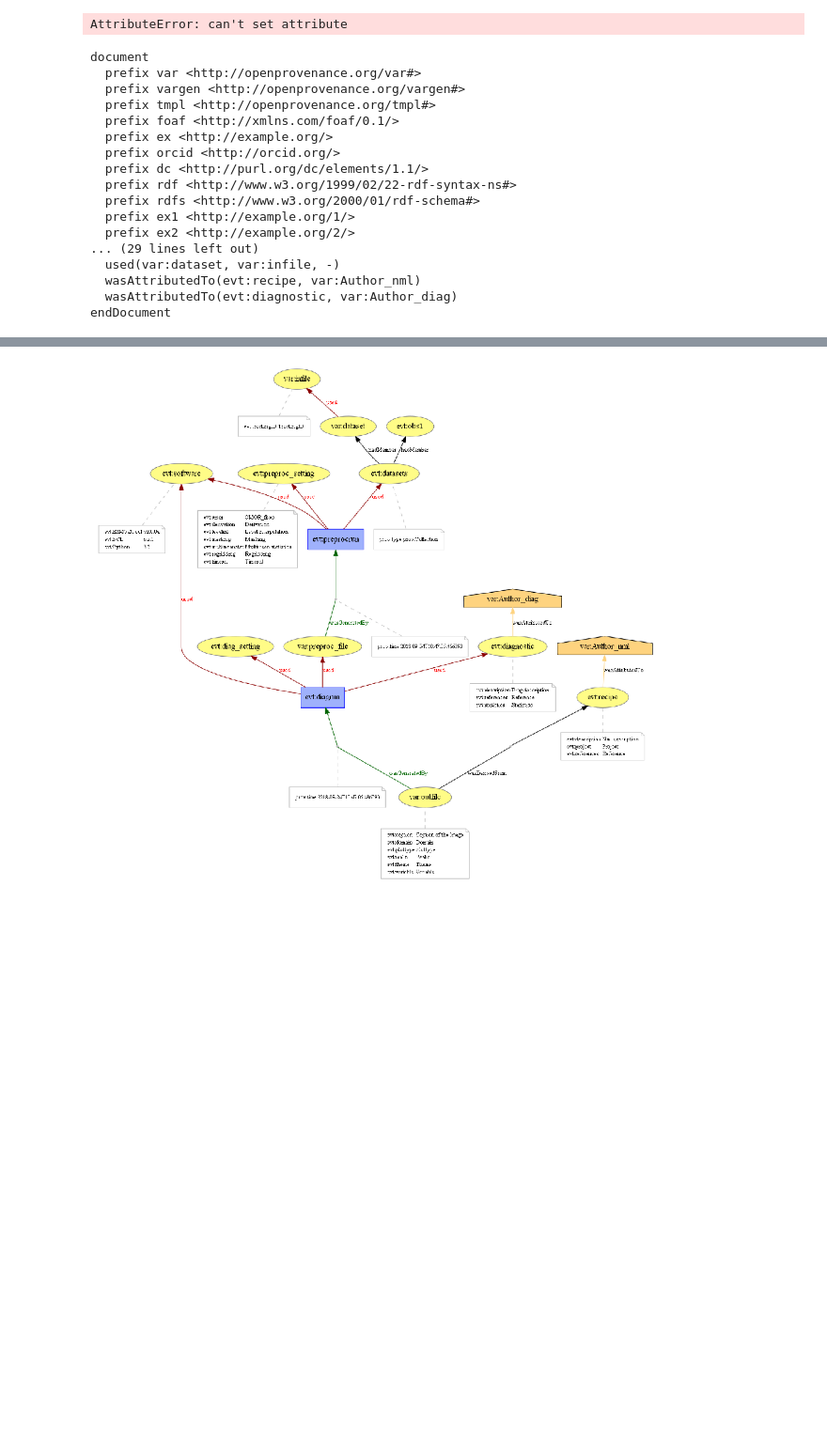
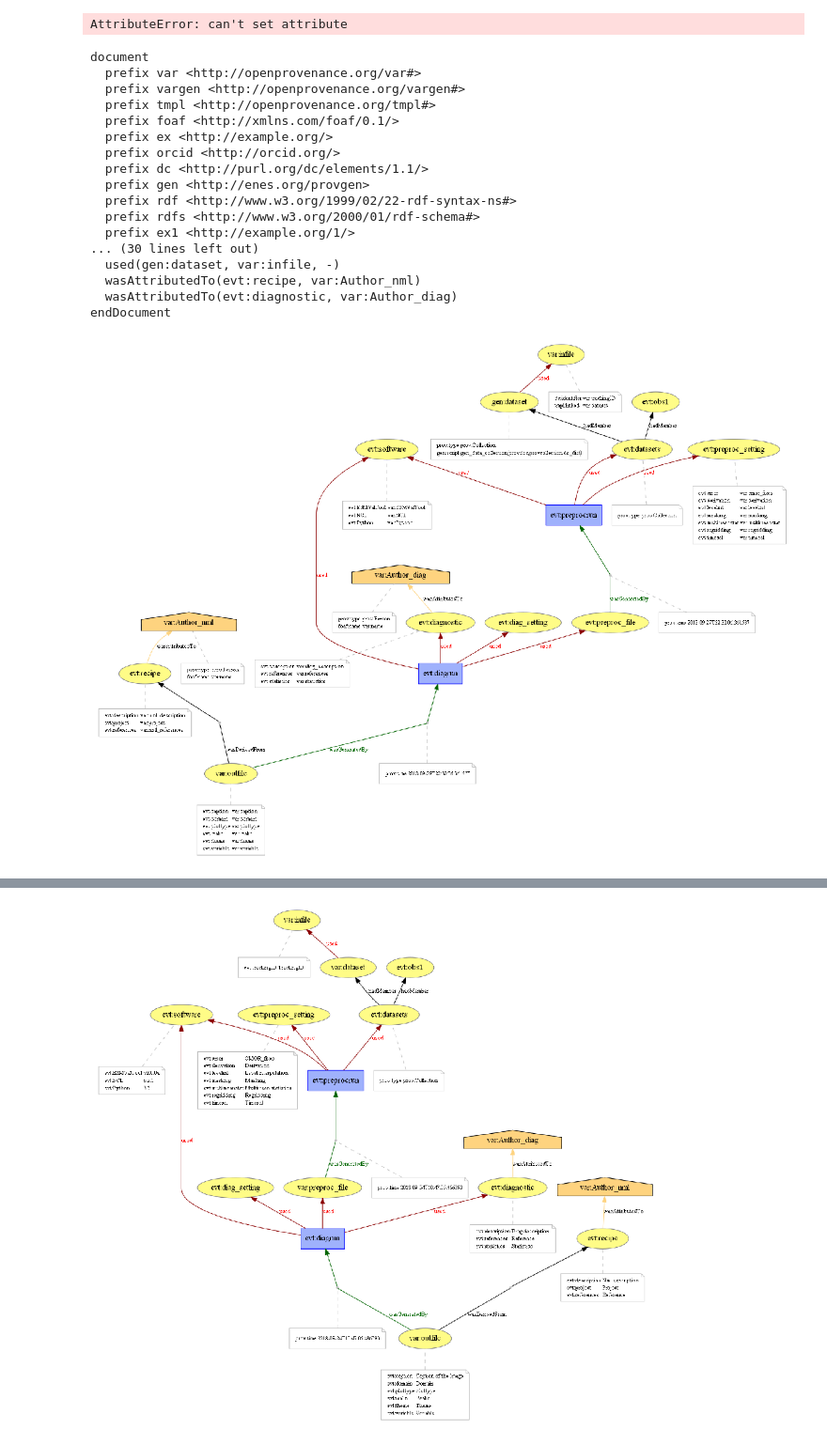
Before and after one commit to stephank16/enes_graph_use_case, a Jupyter notebook: prov_templates/esmval-prov.ipynb, the cells around one changed output, grey strips where cells are left out. Shown at 94% size. Drawn from its saved outputs; the diff is of its cells as text; code cells hidden in the pictures; blank space fills up the shorter version.

```diff
--- a/prov_templates/esmval-prov.ipynb
+++ b/prov_templates/esmval-prov.ipynb
@@ -167,6 +199,7 @@ ns_dict = {
     'ex': 'http://example.org/',
     'orcid':'http://orcid.org/',
     'dc':'http://purl.org/dc/elements/1.1/',
+    'gen':'http://enes.org/provgen',
 
     #document.set_default_namespace('http://example.org/0/')
     'rdf':'http://www.w3.org/1999/02/22-rdf-syntax-ns#',
@@ -207,10 +240,17 @@ recipe = d1.entity(
         'evt:project': 'var:project',
         'evt:references': 'var:nml_references'
     })
-dataset = d1.entity('var:dataset',
-          {'tmpl:linked':'var:infile'}
+
+
+
+dataset = d1.entity('gen:dataset',
+                     {'prov:type': 'prov:Collection',
+                      'gen:script':'gen_data_collection(provdoc,provcollection,ds_dict)'
+                      })
+#dataset = d1.entity('var:dataset',
+#          {}
 #         {   'dcType:Dataset' }
-)
+#)
 #dataset2 = d1.entity('var:dataset2')
 #dataset3 = d1.entity('var:dataset3')
 obs1 = d1.entity('evt:obs1')
@@ -248,13 +288,13 @@ preproc_set = d1.entity(
 diag_set = d1.entity('evt:diag_setting')
 
 # Agent:
-entity(var:author, [prov:type='prov:Person', foaf:name='var:name'])
+#entity('var:author', [prov:type='prov:Person', foaf:name='var:name'])
 author_nml = d1.agent('var:Author_nml',{
-     'prov:type':'prov:Person','foaf_name'='var:name'
+     'prov:type':'prov:Person','foaf:name':'var:name'
 })
 #author_nml2 = d1.agent('evt:Author_nml2')
 author_diag = d1.agent('var:Author_diag',{
-     'prov:type':'prov:Person','foaf_name'='var:name'
+     'prov:type':'prov:Person','foaf:name':'var:name'
 })
 #author_diag2 = d1.agent('evt:Author_diag2')
 
@@ -302,12 +342,17 @@ document
   prefix ex <http://example.org/>
   prefix orcid <http://orcid.org/>
   prefix dc <http://purl.org/dc/elements/1.1/>
+  prefix gen <http://enes.org/provgen>
   prefix rdf <http://www.w3.org/1999/02/22-rdf-syntax-ns#>
   prefix rdfs <http://www.w3.org/2000/01/rdf-schema#>
   prefix ex1 <http://example.org/1/>
-  prefix ex2 <http://example.org/2/>
-... (29 lines left out)
-  used(var:dataset, var:infile, -)
+... (30 lines left out)
+  used(gen:dataset, var:infile, -)
   wasAttributedTo(evt:recipe, var:Author_nml)
   wasAttributedTo(evt:diagnostic, var:Author_diag)
 endDocument
+# %%
+%matplotlib  inline
+d1.plot()
+# %% [output]
+[figure, added]
```
Also changed, not shown: parts of 8 cells of this notebook.
